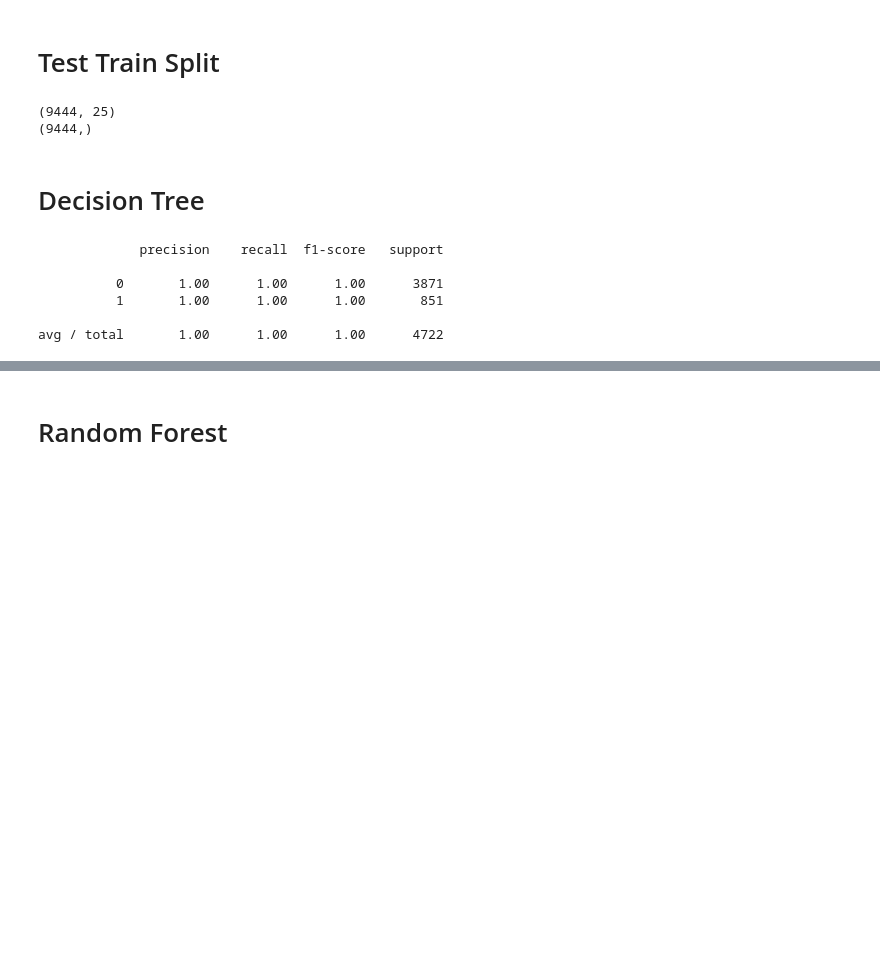
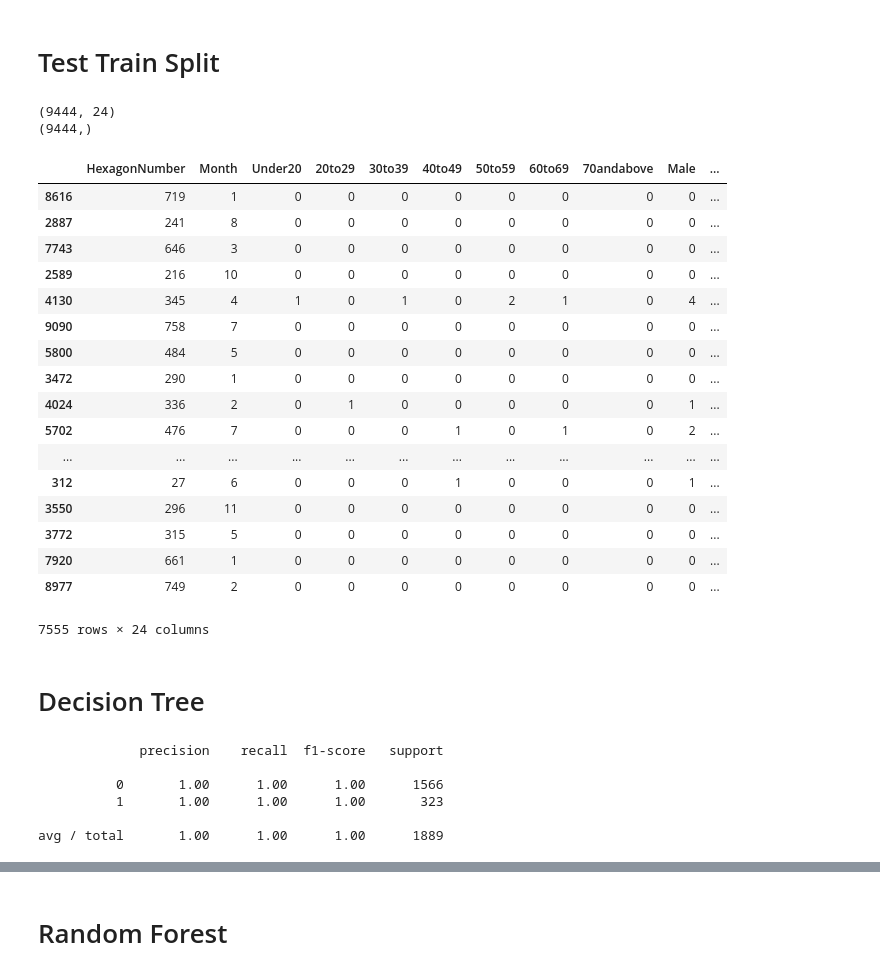
Before and after one commit to wrangamujadidi/capstone_opioid, a Jupyter notebook: models/Testing Decision Tree, Random F, SVC, K Means.ipynb, the cells around one changed output, grey strips where cells are left out. Cells and saved outputs as stored; diff of their text form; code cells hidden in the pictures; blank space fills up the shorter version.

```diff
--- a/models/Testing Decision Tree, Random F, SVC, K Means.ipynb
+++ b/models/Testing Decision Tree, Random F, SVC, K Means.ipynb
@@ -52,7 +52,7 @@ from sklearn.model_selection import train_test_split as tts
 
 features = data [[
      'HexagonNumber', 'Month', 'Under20', '20to29', '30to39', '40to49',
-       '50to59', '60to69', '70andabove', 'NarcanAdministered', 'Male',
+       '50to59', '60to69', '70andabove', 'Male',
        'Female', 'MPDCalls', 'FEMSCalls', 'MedicalCalls', 'MiscCals',
        'OverdoseCalls', 'PropertyCalls', 'QOLCalls', 'TrafficCalls',
        'ViolentCalls', 'AverageTemperature', 'AverageHumidity',
@@ -66,10 +66,31 @@ y = data['NarcanAdministered']
 print(X.shape)
 print(y.shape)
 # %% [output]
-(9444, 25)
+(9444, 24)
 (9444,)
 # %%
-X_train, X_test, y_train, y_test = tts(X, y, test_size=0.5)
+X_train, X_test, y_train, y_test = tts(X, y, test_size=0.2)
+# %%
+X_train
+# %% [output]
+|  | HexagonNumber | Month | Under20 | 20to29 | 30to39 | 40to49 | 50to59 | 60to69 | 70andabove | Male | ... |
+| 8616 | 719 | 1 | 0 | 0 | 0 | 0 | 0 | 0 | 0 | 0 | ... |
+| 2887 | 241 | 8 | 0 | 0 | 0 | 0 | 0 | 0 | 0 | 0 | ... |
+| 7743 | 646 | 3 | 0 | 0 | 0 | 0 | 0 | 0 | 0 | 0 | ... |
+| 2589 | 216 | 10 | 0 | 0 | 0 | 0 | 0 | 0 | 0 | 0 | ... |
+| 4130 | 345 | 4 | 1 | 0 | 1 | 0 | 2 | 1 | 0 | 4 | ... |
+| 9090 | 758 | 7 | 0 | 0 | 0 | 0 | 0 | 0 | 0 | 0 | ... |
+| 5800 | 484 | 5 | 0 | 0 | 0 | 0 | 0 | 0 | 0 | 0 | ... |
+| 3472 | 290 | 1 | 0 | 0 | 0 | 0 | 0 | 0 | 0 | 0 | ... |
+| 4024 | 336 | 2 | 0 | 1 | 0 | 0 | 0 | 0 | 0 | 1 | ... |
+| 5702 | 476 | 7 | 0 | 0 | 0 | 1 | 0 | 1 | 0 | 2 | ... |
+| ... | ... | ... | ... | ... | ... | ... | ... | ... | ... | ... | ... |
+| 312 | 27 | 6 | 0 | 0 | 0 | 1 | 0 | 0 | 0 | 1 | ... |
+| 3550 | 296 | 11 | 0 | 0 | 0 | 0 | 0 | 0 | 0 | 0 | ... |
+| 3772 | 315 | 5 | 0 | 0 | 0 | 0 | 0 | 0 | 0 | 0 | ... |
+| 7920 | 661 | 1 | 0 | 0 | 0 | 0 | 0 | 0 | 0 | 0 | ... |
+| 8977 | 749 | 2 | 0 | 0 | 0 | 0 | 0 | 0 | 0 | 0 | ... |
+7555 rows × 24 columns
 # %% [markdown]
 # Decision Tree
 # %%
@@ -79,17 +100,17 @@ from sklearn.metrics import classification_report
 from sklearn.tree import DecisionTreeClassifier
 
 model = DecisionTreeClassifier()
-model.fit(X_test, y_test)
+model.fit(X_train,y_train)
 
 y_pred = model.predict(X_test)
 print(classification_report(y_test, y_pred))
 # %% [output]
              precision    recall  f1-score   support
 
-          0       1.00      1.00      1.00      3871
-          1       1.00      1.00      1.00       851
+          0       1.00      1.00      1.00      1566
+          1       1.00      1.00      1.00       323
 
-avg / total       1.00      1.00      1.00      4722
+avg / total       1.00      1.00      1.00      1889
 # %%
 model = DecisionTreeClassifier(max_depth=5)
 model.fit(X_test, y_test)
```
Also changed, not shown: parts of 4 cells of this notebook, 3 other files.
